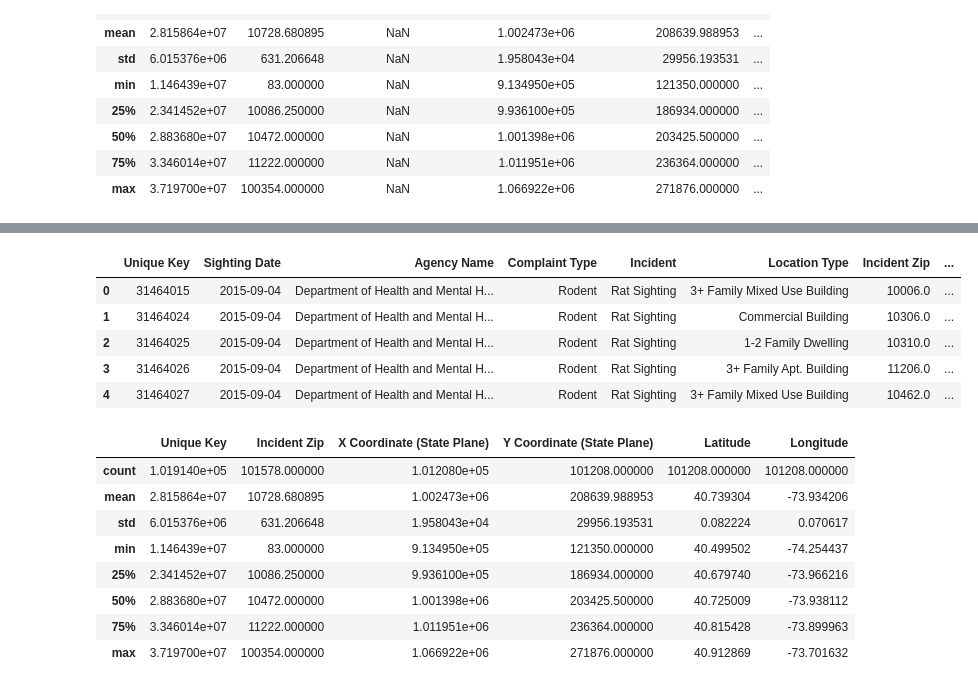
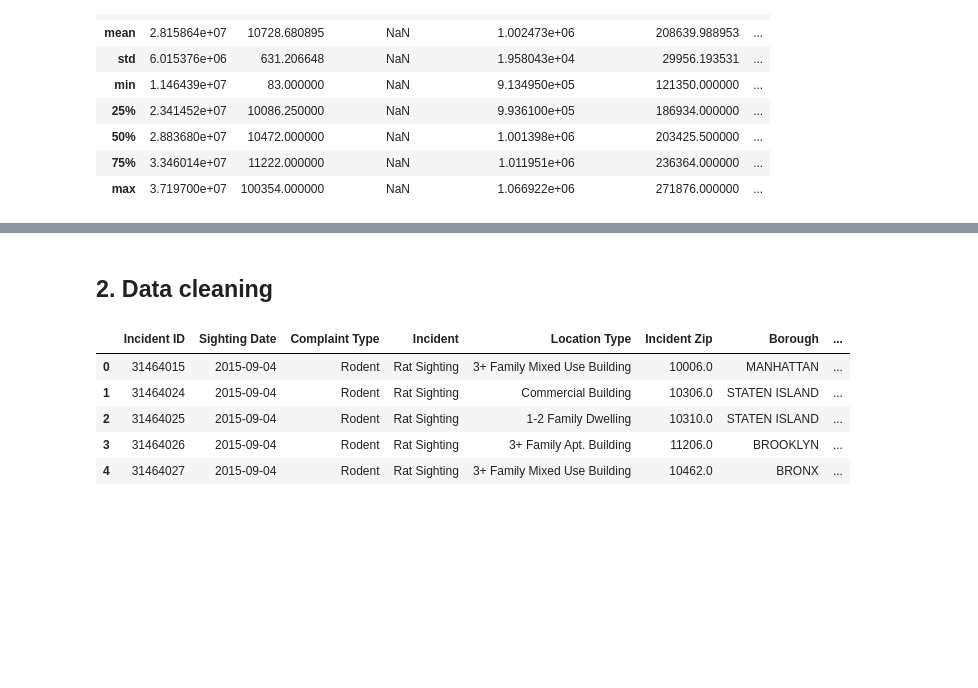
Before and after one commit to tiroger/nyc_rats, a Jupyter notebook: nyc_rat_sightings.ipynb, the cells around one changed output, grey strips where cells are left out. Saved outputs shown, nothing was run; the diff lists cells and outputs as text; code cells hidden in the pictures; blank space fills up the shorter version.

Commit message:
Cleaned data and added more datasets

```diff
--- a/nyc_rat_sightings.ipynb
+++ b/nyc_rat_sightings.ipynb
@@ -55,5 +83,7 @@ rat_data.describe()
+# %% [markdown]
+## 2. Data cleaning
 # %%
-# Removing time component from dates
+# Removing time entry of each incident and keeping only the date
 rat_data['Created Date'] = pd.to_datetime(rat_data['Created Date']).dt.date
 
 # Removing unecessary columns
@@ -70,51 +100,46 @@ rat_data = rat_data.drop(['Closed Date',
                          'Facility Type',
                          'Status',
                          'Due Date',
                          'Resolution Action Updated Date',
                          'Community Board',
                          'Park Facility Name',
                          'Park Borough',
                          'School Name',
                          'School Number',
                          'School Region',
                          'School Code',
                          'School Phone Number',
                          'School Address',
                          'School City',
                          'School State',
                          'School Zip',
                          'School Not Found',
                          'School or Citywide Complaint',
                          'Vehicle Type',
                          'Taxi Company Borough',
                          'Taxi Pick Up Location',
                          'Bridge Highway Name',
                          'Bridge Highway Direction',
                          'Road Ramp',
                          'Bridge Highway Segment',
                          'Garage Lot Name',
                          'Ferry Direction',
-                         'Ferry Terminal Name'], axis=1)
+                         'Ferry Terminal Name',
+                         'City',
+                         'Location',
+                         'Agency Name'],
+                         axis=1)
 
-# Renaming columns
-rat_data.rename(columns={'Created Date': 'Sighting Date', 'Descriptor': 'Incident'}, inplace=True)
+# Renaming columns for clarity
+rat_data.rename(columns={'Unique Key': 'Incident ID',
+                         'Created Date': 'Sighting Date',
+                         'Descriptor': 'Incident'}, inplace=True)
+
 rat_data.head()
 # %% [output]
-|  | Unique Key | Sighting Date | Agency Name | Complaint Type | Incident | Location Type | Incident Zip | ... |
-| 0 | 31464015 | 2015-09-04 | Department of Health and Mental H... | Rodent | Rat Sighting | 3+ Family Mixed Use Building | 10006.0 | ... |
-| 1 | 31464024 | 2015-09-04 | Department of Health and Mental H... | Rodent | Rat Sighting | Commercial Building | 10306.0 | ... |
-| 2 | 31464025 | 2015-09-04 | Department of Health and Mental H... | Rodent | Rat Sighting | 1-2 Family Dwelling | 10310.0 | ... |
-| 3 | 31464026 | 2015-09-04 | Department of Health and Mental H... | Rodent | Rat Sighting | 3+ Family Apt. Building | 11206.0 | ... |
-| 4 | 31464027 | 2015-09-04 | Department of Health and Mental H... | Rodent | Rat Sighting | 3+ Family Mixed Use Building | 10462.0 | ... |
+|  | Incident ID | Sighting Date | Complaint Type | Incident | Location Type | Incident Zip | Borough | ... |
+| 0 | 31464015 | 2015-09-04 | Rodent | Rat Sighting | 3+ Family Mixed Use Building | 10006.0 | MANHATTAN | ... |
+| 1 | 31464024 | 2015-09-04 | Rodent | Rat Sighting | Commercial Building | 10306.0 | STATEN ISLAND | ... |
+| 2 | 31464025 | 2015-09-04 | Rodent | Rat Sighting | 1-2 Family Dwelling | 10310.0 | STATEN ISLAND | ... |
+| 3 | 31464026 | 2015-09-04 | Rodent | Rat Sighting | 3+ Family Apt. Building | 11206.0 | BROOKLYN | ... |
+| 4 | 31464027 | 2015-09-04 | Rodent | Rat Sighting | 3+ Family Mixed Use Building | 10462.0 | BRONX | ... |
-# %%
-rat_data.describe()
-# %% [output]
-|  | Unique Key | Incident Zip | X Coordinate (State Plane) | Y Coordinate (State Plane) | Latitude | Longitude |
-| count | 1.019140e+05 | 101578.000000 | 1.012080e+05 | 101208.000000 | 101208.000000 | 101208.000000 |
-| mean | 2.815864e+07 | 10728.680895 | 1.002473e+06 | 208639.988953 | 40.739304 | -73.934206 |
-| std | 6.015376e+06 | 631.206648 | 1.958043e+04 | 29956.193531 | 0.082224 | 0.070617 |
-| min | 1.146439e+07 | 83.000000 | 9.134950e+05 | 121350.000000 | 40.499502 | -74.254437 |
-| 25% | 2.341452e+07 | 10086.250000 | 9.936100e+05 | 186934.000000 | 40.679740 | -73.966216 |
-| 50% | 2.883680e+07 | 10472.000000 | 1.001398e+06 | 203425.500000 | 40.725009 | -73.938112 |
-| 75% | 3.346014e+07 | 11222.000000 | 1.011951e+06 | 236364.000000 | 40.815428 | -73.899963 |
-| max | 3.719700e+07 | 100354.000000 | 1.066922e+06 | 271876.000000 | 40.912869 | -73.701632 |
```
Also changed, not shown: parts of 17 cells of this notebook, 1 other file.
